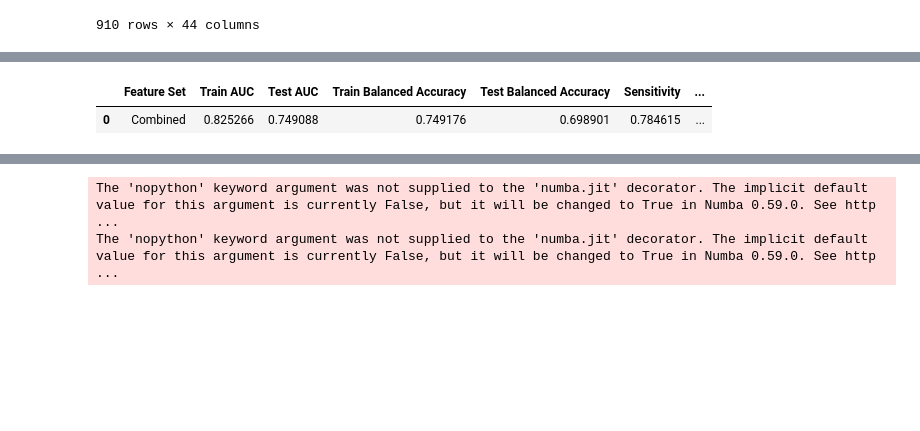
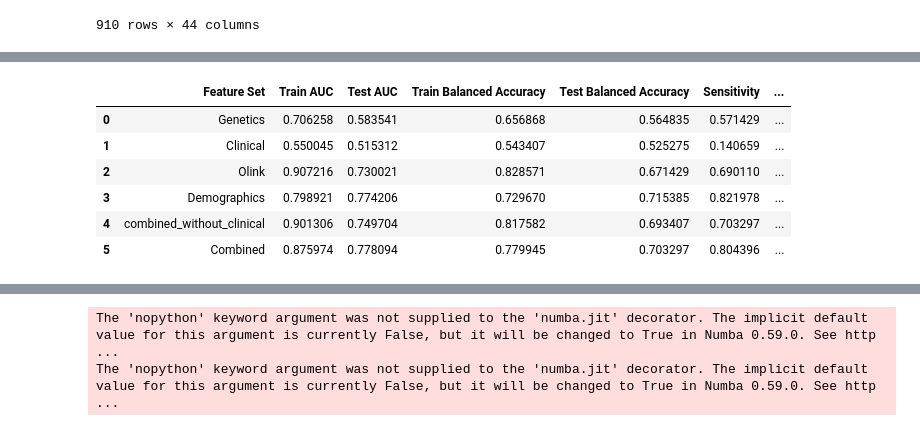
Before and after one commit to NIH-CARD/Gut-Brain-Nexus, a Jupyter notebook: PD_classification.ipynb, the cells around one changed output, grey strips where cells are left out. Cells and saved outputs as stored; diff of their text form; code cells hidden in the pictures; blank space fills up the shorter version.

```diff
--- a/PD_classification.ipynb
+++ b/PD_classification.ipynb
@@ -9,7 +9,7 @@ import matplotlib.pyplot as plt
 # %%
 #PD status = p131022
 # data set before balancing the cases and controls
-t= pd.read_csv("PD_classification_8_28_2024.csv")
+t= pd.read_csv("PD_classification_9_20_2024.csv")
 
 t
 # %% [output]
@@ -212,56 +212,74 @@ X_combined_without_clinical_info
 | 9106 | -0.712508 | -0.26780 | -0.02430 | -0.07370 | -0.3205 | -0.24090 | 0.04060 | -0.57245 | -0.13890 | -0.32395 | ... | ... |
 | 15311 | -1.090125 | 0.07750 | 0.19040 | 0.01350 | 0.0765 | -0.02325 | -0.01200 | -0.33565 | -0.04450 | 0.14185 | ... | ... |
 910 rows × 44 columns
+# %%
+import numpy as np
+import scipy.stats as stats
+
+# Function to calculate 95% confidence interval
+def calculate_95_ci(data):
+    # Step 1: Calculate the sample mean and standard error of the mean (SEM)
+    mean = np.mean(data)
+    sem = stats.sem(data)
+
+    # Step 2: Calculate the 95% confidence interval
+    confidence_level = 0.95
+    degrees_freedom = len(data) - 1
+    ci = stats.t.interval(confidence_level, degrees_freedom, mean, sem)
+
+    # Format as mean ± CI
+    ci_range = mean - ci[0]  # difference between mean and lower bound
+    return f"{mean:.2f} ± {ci_range:.2f}"
 # %%
 from sklearn.model_selection import StratifiedKFold, GridSearchCV
 from sklearn.pipeline import Pipeline
 from sklearn.preprocessing import StandardScaler
 from xgboost import XGBClassifier
 from sklearn.metrics import roc_auc_score, balanced_accuracy_score, confusion_matrix
-import numpy as np
-import pandas as pd
+from sklearn.feature_selection import SelectFromModel
+from sklearn.svm import LinearSVC
 
 # Ensure y is a numpy array
 y = y.values if isinstance(y, pd.Series) else y
 
 # Data preparation
 feature_sets = {
-    'Combined': X_combined_model,
     'Genetics': X_genetics_info,
     'Clinical': X_clinical_info,
     'Olink': X_olink_info,
     'Demographics': X_demographics_info,
-    'combined_without_clinical': X_combined_without_clinical_info
+    'combined_without_clinical': X_combined_without_clinical_info,
+        'Combined': X_combined_model,
 }
 
-# Define a parameter grid for Gradient Boosting
-# Define a parameter grid for Gradient Boosting
+#Define a parameter grid for Gradient Boosting
 param_grid = {
-    'xgb__n_estimators': [300, 500, 1000],
-    'xgb__learning_rate': [0.005, 0.01],
-    'xgb__max_depth': [1, 2]
+    'xgb__n_estimators': [1, 3, 5, 10, 15],
+    'xgb__learning_rate': [0.001, 0.01, 0.1],
+    'xgb__max_depth': [2, 3, 5]
 }
-param_grid = {
-    'xgb__n_estimators': [1, 2, 3, 5, 10, 15],
-    'xgb__learning_rate': [0.0001, 0.001, 0.01],
-    'xgb__max_depth': [1, 2, 3, 5]
-}
+
+
+
 
 # Initialize metrics storage
 metrics = []
 
 # Outer CV loop
 outer_cv = StratifiedKFold(n_splits=5, shuffle=True, random_state=42)
+full_list_d_modality = {}
 
 # Loop through each feature set
 for label, X in feature_sets.items():
-    if not label == 'Combined':
-        continue
+    # if not label == 'Combined':
+    #    continue
     # Metrics for the current feature set
     feature_metrics = []
+    temp_full_list_d_modality = []
 
     # Outer CV
     for train_index, test_index in outer_cv.split(X, y):
+        print (label, X.shape, len(train_index), len(test_index))
         # Split data into training and test sets for the outer CV
         X_train_outer, X_test_outer = X.iloc[train_index], X.iloc[test_index]
         y_train_outer, y_test_outer = y[train_index], y[test_index]
@@ -269,6 +287,7 @@ for label, X in feature_sets.items():
         # Define pipeline
         pipeline = Pipeline([
             ('scaler', StandardScaler()),
+            ('feature_selection', SelectFromModel(LinearSVC(penalty="l1", dual=False))),
             ('xgb', XGBClassifier())
         ])
 
@@ -286,6 +305,10 @@ for label, X in feature_sets.items():
         test_probabilities = best_model.predict_proba(X_test_outer)[:, 1]
         y_train_pred = best_model.predict(X_train_outer)
         y_test_pred = best_model.predict(X_test_outer)
+
+
+        temp_full_list_d_modality.append([test_probabilities, y_test_outer])
+
 
         # Calculate ROC AUC and Balanced Accuracy for both sets
         train_auc = roc_auc_score(y_train_outer, train_probabilities)
@@ -308,6 +331,8 @@ for label, X in feature_sets.items():
             'Specificity': specificity
         })
 
+    full_list_d_modality[label] = temp_full_list_d_modality
+
     # Average metrics for the current feature set
     avg_metrics = {
         'Feature Set': label,
@@ -316,7 +341,13 @@ for label, X in feature_sets.items():
         'Train Balanced Accuracy': np.mean([m['Train Balanced Accuracy'] for m in feature_metrics]),
         'Test Balanced Accuracy': np.mean([m['Test Balanced Accuracy'] for m in feature_metrics]),
         'Sensitivity': np.mean([m['Sensitivity'] for m in feature_metrics]),
-        'Specificity': np.mean([m['Specificity'] for m in feature_metrics])
+        'Specificity': np.mean([m['Specificity'] for m in feature_metrics]),
+        'Train AUC_CI': calculate_95_ci([m['Train AUC'] for m in feature_metrics]),
+        'Test AUC_CI': calculate_95_ci([m['Test AUC'] for m in feature_metrics]),
+        'Train Balanced Accuracy_CI': calculate_95_ci([m['Train Balanced Accuracy'] for m in feature_metrics]),
+        'Test Balanced Accuracy_CI': calculate_95_ci([m['Test Balanced Accuracy'] for m in feature_metrics]),
+        'Sensitivity_CI': calculate_95_ci([m['Sensitivity'] for m in feature_metrics]),
+        'Specificity_CI': calculate_95_ci([m['Specificity'] for m in feature_metrics])
     }
     metrics.append(avg_metrics)
 
@@ -335,2 +378,7 @@ Fitting 5 folds for each of 72 candidates, totalling 360 fits
 |  | Feature Set | Train AUC | Test AUC | Train Balanced Accuracy | Test Balanced Accuracy | Sensitivity | ... |
-| 0 | Combined | 0.825266 | 0.749088 | 0.749176 | 0.698901 | 0.784615 | ... |
+| 0 | Genetics | 0.706258 | 0.583541 | 0.656868 | 0.564835 | 0.571429 | ... |
+| 1 | Clinical | 0.550045 | 0.515312 | 0.543407 | 0.525275 | 0.140659 | ... |
+| 2 | Olink | 0.907216 | 0.730021 | 0.828571 | 0.671429 | 0.690110 | ... |
+| 3 | Demographics | 0.798921 | 0.774206 | 0.729670 | 0.715385 | 0.821978 | ... |
+| 4 | combined_without_clinical | 0.901306 | 0.749704 | 0.817582 | 0.693407 | 0.703297 | ... |
+| 5 | Combined | 0.875974 | 0.778094 | 0.779945 | 0.703297 | 0.804396 | ... |
```
Also changed, not shown: parts of 8 cells of this notebook, 15 other files.
